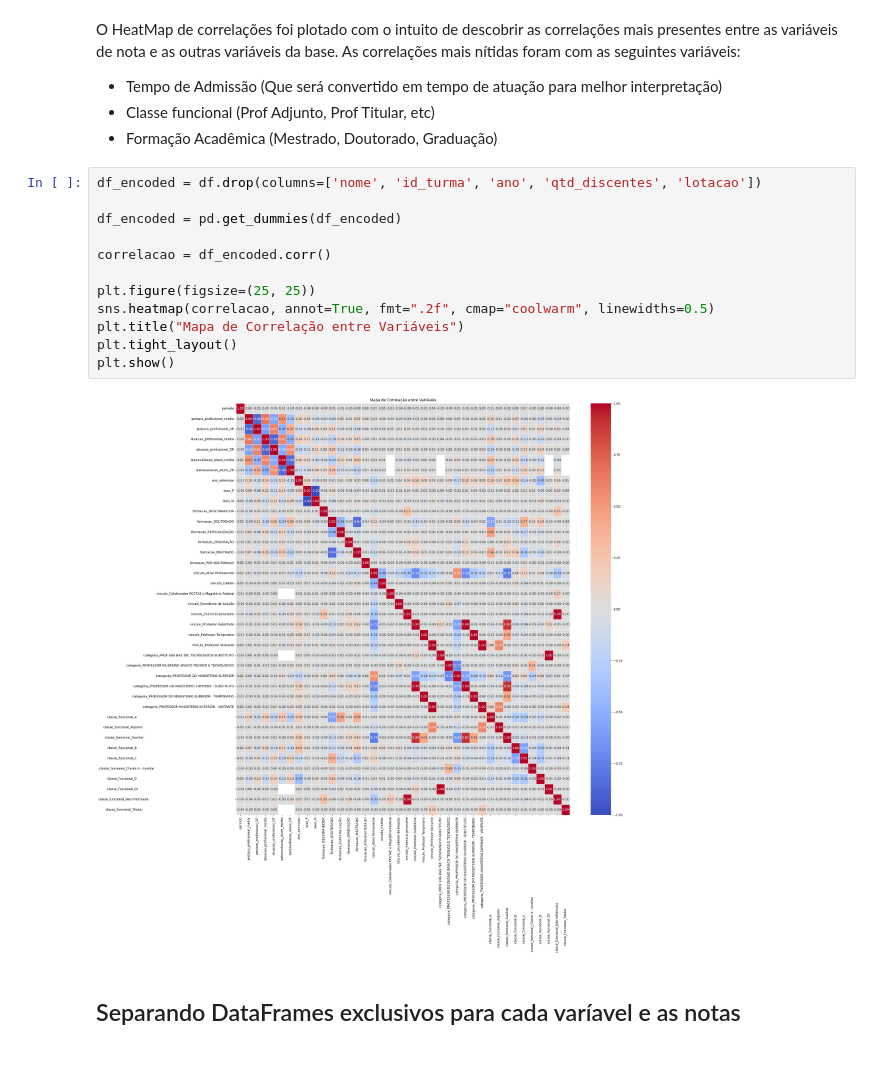
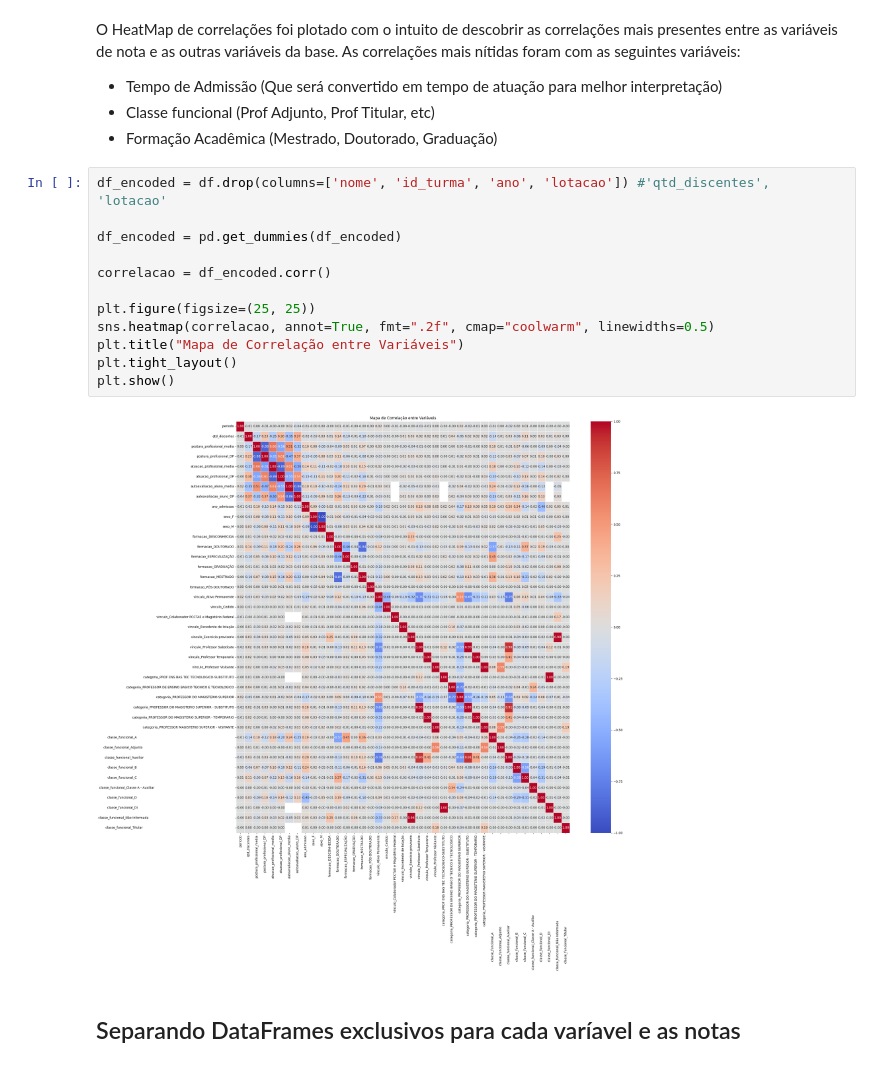
Before and after one commit to PETCC-UFRN/data-pet, a Jupyter notebook: ENAPET2025/EDA_professores.ipynb, the cells around one changed output. Saved outputs shown, nothing was run; the diff lists cells and outputs as text.

```diff
--- a/ENAPET2025/EDA_professores.ipynb
+++ b/ENAPET2025/EDA_professores.ipynb
@@ -45,19 +45,19 @@ O HeatMap de correlações foi plotado com o intuito de descobrir as correlaçõ
 - Classe funcional (Prof Adjunto, Prof Titular, etc)
 - Formação Acadêmica (Mestrado, Doutorado, Graduação)
 # %%
-df_encoded = df.drop(columns=['nome', 'id_turma', 'ano', 'qtd_discentes', 'lotacao'])
+df_encoded = df.drop(columns=['nome', 'id_turma', 'ano', 'lotacao']) #'qtd_discentes', 'lotacao'
 
 df_encoded = pd.get_dummies(df_encoded)
 
 correlacao = df_encoded.corr()
 
 plt.figure(figsize=(25, 25))
 sns.heatmap(correlacao, annot=True, fmt=".2f", cmap="coolwarm", linewidths=0.5)
 plt.title("Mapa de Correlação entre Variáveis")
 plt.tight_layout()
 plt.show()
 # %% [output]
-[figure, old version]
+[figure, new version]
 # %% [markdown]
 ## Separando DataFrames exclusivos para cada varíavel e as notas
 # %% [markdown]
```
Also changed, not shown: 3 other files.
